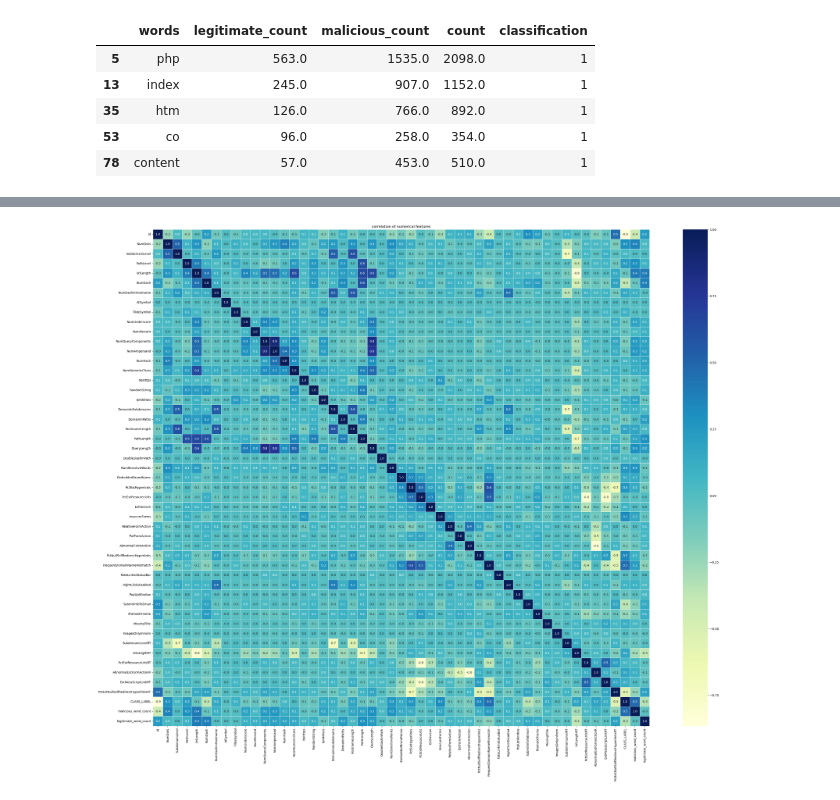
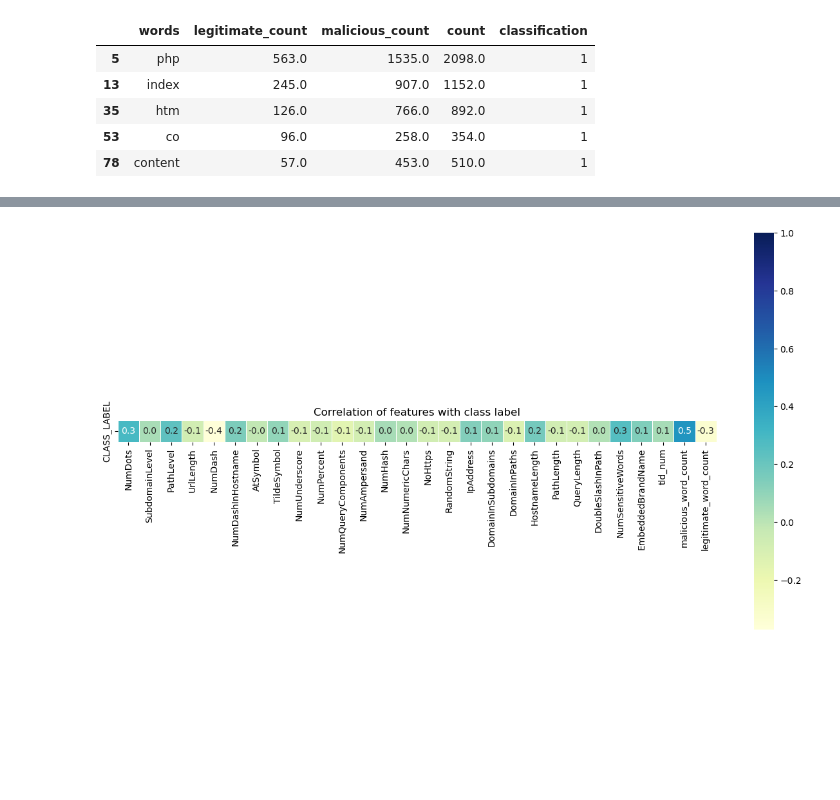
Before and after one commit to Fafien/PhishingDataset, a Jupyter notebook: phishing_analysis.ipynb, the cells around one changed output, grey strips where cells are left out. Drawn from its saved outputs; the diff is of its cells as text; code cells hidden in the pictures; blank space fills up the shorter version.

```diff
--- a/phishing_analysis.ipynb
+++ b/phishing_analysis.ipynb
@@ -48,3 +52,5 @@ memory usage: 3.8 MB
+# %%
+df = df.drop(['PctExtHyperlinks', 'PctExtResourceUrls', 'ExtFavicon', 'InsecureForms', 'RelativeFormAction', 'ExtFormAction', 'AbnormalFormAction', 'PctNullSelfRedirectHyperlinks', 'FrequentDomainNameMismatch', 'FakeLinkInStatusBar', 'RightClickDisabled', 'PopUpWindow', 'SubmitInfoToEmail', 'IframeOrFrame', 'MissingTitle', 'ImagesOnlyInForm', 'SubdomainLevelRT', 'UrlLengthRT', 'PctExtResourceUrlsRT', 'AbnormalExtFormActionR', 'ExtMetaScriptLinkRT', 'PctExtNullSelfRedirectHyperlinksRT'], axis=1)
 # %% [markdown]
 **Add the corresponding URL information to each line**
 # %%
@@ -179,9 +298,12 @@ df_describe = df.groupby('CLASS_LABEL').describe().transpose()
 # %% [markdown]
 **Create a correlation matrix**
 # %%
+le = preprocessing.LabelEncoder()
+df['tld_num'] = le.fit_transform(df['tld'])
+
 plt.figure(figsize = (40, 30))
 corr_matrix = df.corr(method='pearson')
-filtered_matrix = corr_matrix[(corr_matrix >= 0.70) | (corr_matrix <= -0.70)]
+filtered_matrix = corr_matrix[(corr_matrix >= 0.50) | (corr_matrix <= -0.50)]
 sns.heatmap(filtered_matrix, vmax = 1, linewidths = 0.5, fmt= '.1f',
             square = True, annot = True, cmap = 'YlGnBu', linecolor = "white")
 plt.title('correlation of numerical features');
@@ -424,8 +554,18 @@ df.tail(5)
 # %%
-plt.figure(figsize = (40, 30))
+plt.figure(figsize = (15, 8))
 corr_matrix = df.corr(method='pearson')
-sns.heatmap(corr_matrix, vmax = 1, linewidths = 0.5, fmt= '.1f',
+df_corr_class_label = corr_matrix[corr_matrix.index == 'CLASS_LABEL']
+
+columns_df_corr_class_label = df_corr_class_label.columns
+#for i, col in enumerate(columns_df_corr_class_label):
+#    if df_corr_class_label[col][0] > -0.3 and df_corr_class_label[col][0] < 0.3:
+#        df_corr_class_label = df_corr_class_label.drop(col, axis=1)
+
+df_corr_class_label = df_corr_class_label.drop(['id', 'CLASS_LABEL'], axis=1)
+
+sns.heatmap(df_corr_class_label, vmax = 1, linewidths = 0.5, fmt= '.1f',
             square = True, annot = True, cmap = 'YlGnBu', linecolor = "white")
-plt.title('correlation of numerical features');
+plt.title('Correlation of features with class label');
+plt.savefig('CorrelationMatrix.png')
 # %% [output]
-[figure, old version]
+[figure, new version]
```
Also changed, not shown: parts of 27 cells of this notebook, 14 other files.
